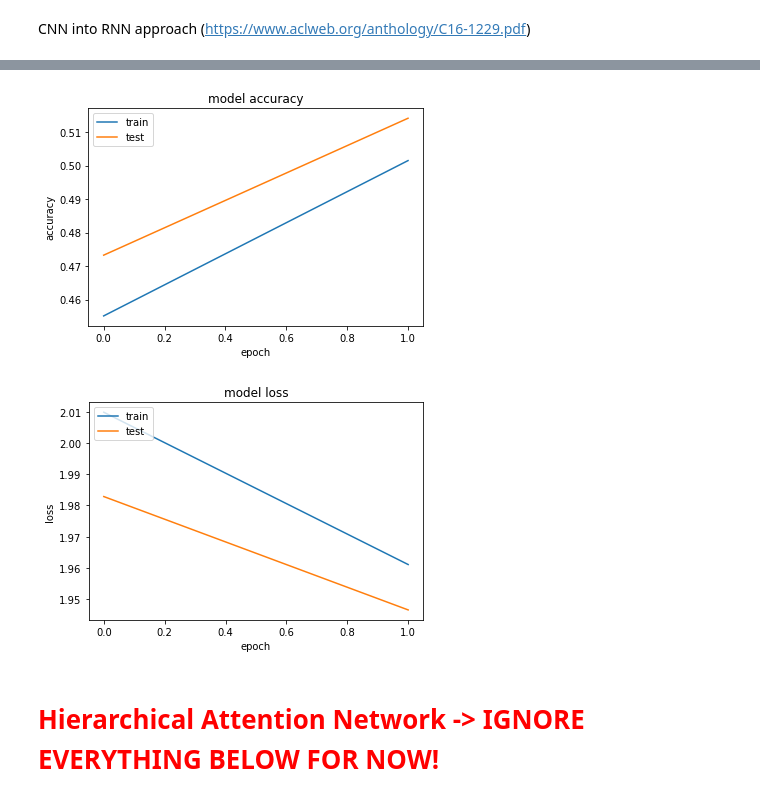
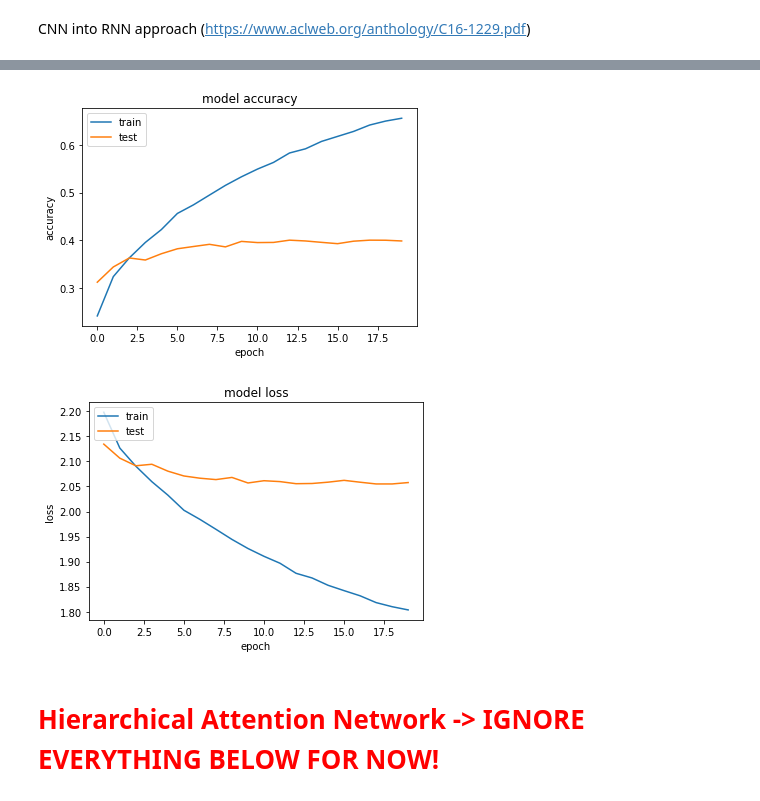
Before and after one commit to ZachZs/MusicNeuralNet, a Jupyter notebook: NeuralNetworkAttempts.ipynb, the cells around one changed output, grey strips where cells are left out. Saved outputs shown, nothing was run; the diff lists cells and outputs as text; code cells hidden in the pictures.

```diff
--- a/NeuralNetworkAttempts.ipynb
+++ b/NeuralNetworkAttempts.ipynb
@@ -1155,7 +1225,7 @@ model_rnncnn2.compile(
 history_rnncnn2 = model_rnncnn2.fit(X_train,
                                     y_train,
                                     batch_size=64,
-                                    epochs=2,
+                                    epochs=20,
 #                                     validation_split=0.2,
                                     validation_data=(X_test, y_test))
 
@@ -1198,6 +1275,6 @@ Testing Accuracy:  0.5141
 dict_keys(['val_loss', 'val_accuracy', 'loss', 'accuracy'])
-[figure, old version]
+[figure, new version]
-[figure, old version]
+[figure, new version]
 # %% [markdown]
 # <font color='red'>Hierarchical Attention Network -> IGNORE EVERYTHING BELOW FOR NOW!</font>
 # %% [markdown]
```
Also changed, not shown: parts of 24 cells of this notebook.
